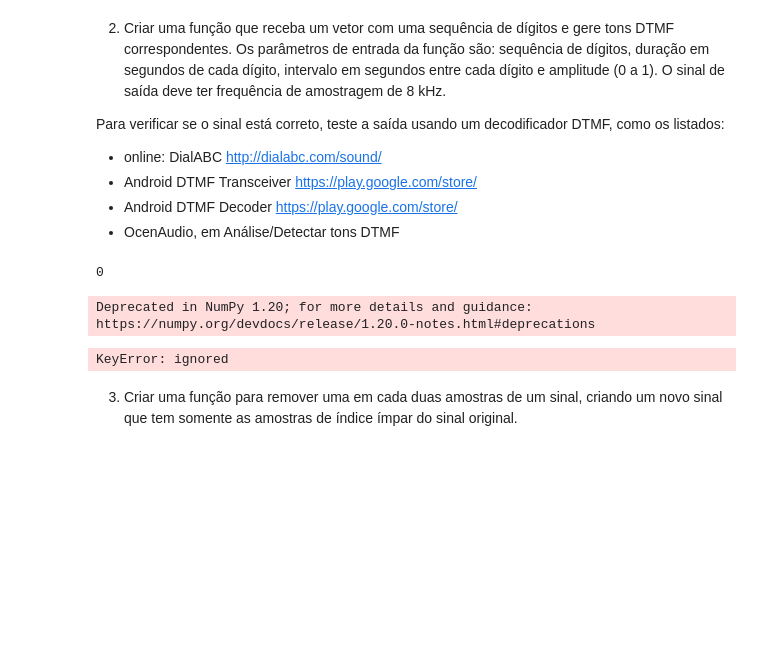
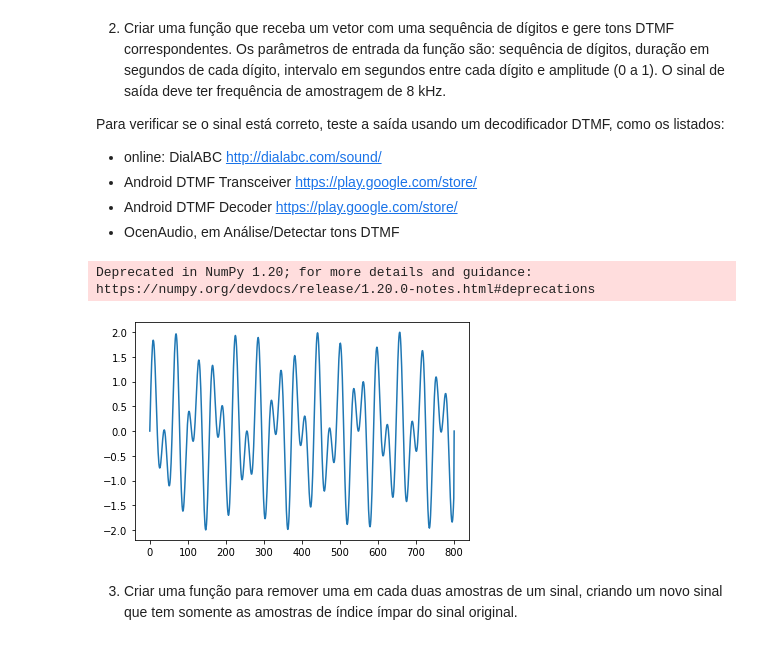
Before and after one commit to victoriafabris/disciplina-dsp-audio-video, a Jupyter notebook: atividade2/atividade_2.ipynb, the cells around one changed output. Drawn from its saved outputs; the diff is of its cells as text; code cells hidden in the pictures; blank space fills up the shorter version.

Commit message:
corrigir displays de audio e finalizar tarefa 9

```diff
--- a/atividade2/atividade_2.ipynb
+++ b/atividade2/atividade_2.ipynb
@@ -56,42 +56,50 @@ DTMF_TABLE = {
     '2': {'dtmf1': 697, 'dtmf2': 1336},
     '3': {'dtmf1': 693, 'dtmf2': 1477},
     'A': {'dtmf1': 697, 'dtmf2': 1633},
 
     '4': {'dtmf1': 770, 'dtmf2': 1209},
     '5': {'dtmf1': 770, 'dtmf2': 1336},
     '6': {'dtmf1': 770, 'dtmf2': 1477},
     'B': {'dtmf1': 770, 'dtmf2': 1633},
 
     '7': {'dtmf1': 852, 'dtmf2': 1209},
     '8': {'dtmf1': 852, 'dtmf2': 1336},
     '9': {'dtmf1': 852, 'dtmf2': 1477},
     'C': {'dtmf1': 852, 'dtmf2': 1633},
 
     '*': {'dtmf1': 941, 'dtmf2': 1209},
     '0': {'dtmf1': 941, 'dtmf2': 1336},
     '#': {'dtmf1': 941, 'dtmf2': 1477},
     'D': {'dtmf1': 941, 'dtmf2': 1633},
 }
 
 def dtmfgen(sequency: np.array, duration: np.float, delay: np.float, amplitude: np.float):
     Fs = 8000 #Sample frequency used to generate the signal in Hz
-    y = sequency[0]
+
+    #parametros: (inicio, final, step)
     time_tone = np.arange(0, duration, (1 / Fs))
     time_delay = np.arange(0, delay, (1 / Fs))
+
     x = [0]
-    print(y)
     #varrer vetor sequency e armazenar valores de dtmf1 e dtmf2
     for x in range (len(sequency)):
-      fr_1 = DTMF_TABLE[int(sequency[x])]['dtmf1'] #primeira freq do char
-      fr_2 = DTMF_TABLE[int(sequency[x])]['dtmf2'] #segunda freq do char
-      print(fr_1, fr_2)
+      fr_1 = DTMF_TABLE[sequency[x]]['dtmf1'] #primeira freq do char
+      fr_2 = DTMF_TABLE[sequency[x]]['dtmf2'] #segunda freq do char
+      #criando os dois tons dtmf
+      tone_samples = tonegen(fr_1, duration, amplitude/2, Fs) + tonegen(fr_2, duration, amplitude/2, Fs)
+      #colocando o delay nos tons
+      delay_samples = np.sin(2 * np.pi * 0 * delay)
+      #criando a sample com tom e delay
+      sample = np.append(tone_samples, delay_samples)
 
-s981 = dtmfgen(sequency = ['0', '1', '2', '3', '4', '5', '6', '7', '8', '9'],duration = 0.1, delay = 40e-3, float = 0.7)
+    return sample
+
+s981 = dtmfgen(sequency = ['0', '1', '2', '3', '4', '5', '6', '7', '8', '9'], duration = 0.1, delay = 40e-3, amplitude = 0.7)
 plt.plot(s981)
+plt.show()
 # %% [output]
-0
+Deprecated in NumPy 1.20; for more details and guidance: https://numpy.org/devdocs/release/1.20.0-notes.html#deprecations
-Deprecated in NumPy 1.20; for more details and guidance: https://numpy.org/devdocs/release/1.20.0-notes.html#deprecations
-KeyError: ignored
+[figure, added]
 # %% [markdown]
 3) Criar uma função para remover uma em cada duas amostras de um sinal, criando um novo sinal que tem somente as amostras de índice ímpar do sinal original.
 # %%
```
Also changed, not shown: parts of 6 cells of this notebook.
